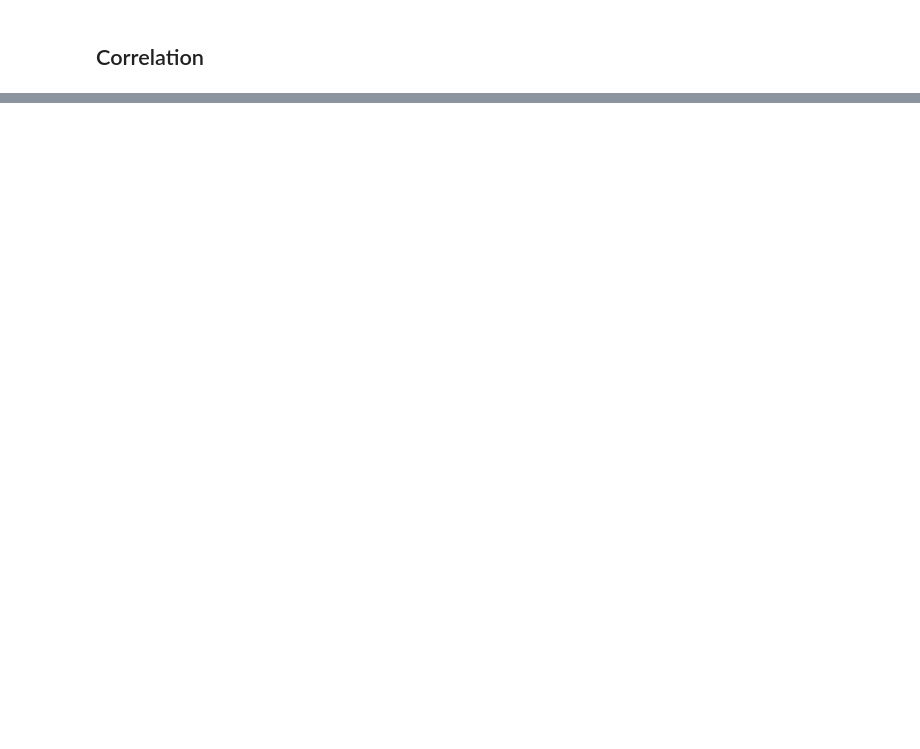
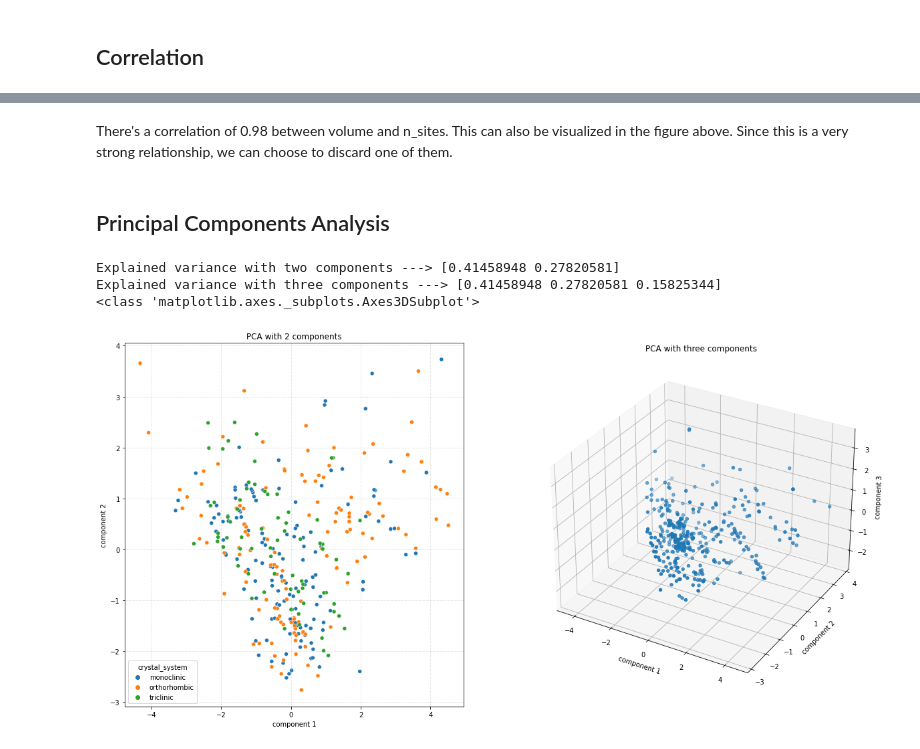
Before and after one commit to lumtvn/batteries-crystal-system, a Jupyter notebook: first_steps.ipynb, the cells around one changed output, grey strips where cells are left out. Drawn from its saved outputs; the diff is of its cells as text; code cells hidden in the pictures; blank space fills up the shorter version.

```diff
--- a/first_steps.ipynb
+++ b/first_steps.ipynb
@@ -164,0 +191,43 @@ plt.show()
+# %% [markdown]
+There's a correlation of 0.98 between volume and n_sites. This can also be visualized in the figure above. Since this is a very strong relationship, we can choose to discard one of them.
+# %% [markdown]
+## Principal Components Analysis
+# %%
+
+
+df_s = StandardScaler().fit_transform(df[numerical])
+
+pca = PCA(n_components=2)
+X2D = pca.fit_transform(df_s)
+print("Explained variance with two components --->", pca.explained_variance_ratio_)
+
+fig = plt.figure(figsize=(20,10))
+ax = fig.add_subplot(1,2,1)
+#plt.scatter(X2D.T[0], X2D.T[1])
+ax.set_title("PCA with 2 components")
+plt.grid(visible=True, linestyle='--', linewidth=1, alpha=0.3)
+
+X2D_df = pd.DataFrame(X2D, columns=['component 1', 'component 2'])
+X2D_df[target] = df[target]
+sns.scatterplot(data=X2D_df, x=X2D_df['component 1'], y=X2D_df['component 2'], hue=target)
+
+
+pca = PCA(n_components=3)
+X3D = pca.fit_transform(df_s)
+print("Explained variance with three components --->", pca.explained_variance_ratio_)
+
+ax = fig.add_subplot(1,2,2,projection='3d')
+print(type(ax))
+ax.scatter3D(X3D.T[0], X3D.T[1], X3D.T[2])
+
+ax.set_title("PCA with three components")
+
+ax.set_xlabel('component 1')
+ax.set_ylabel('component 2')
+ax.set_zlabel('component 3')
+plt.show()
+# %% [output]
+Explained variance with two components ---> [0.41458948 0.27820581]
+Explained variance with three components ---> [0.41458948 0.27820581 0.15825344]
+<class 'matplotlib.axes._subplots.Axes3DSubplot'>
+[figure, added]
```
Also changed, not shown: parts of 21 cells of this notebook, 3 other files.
